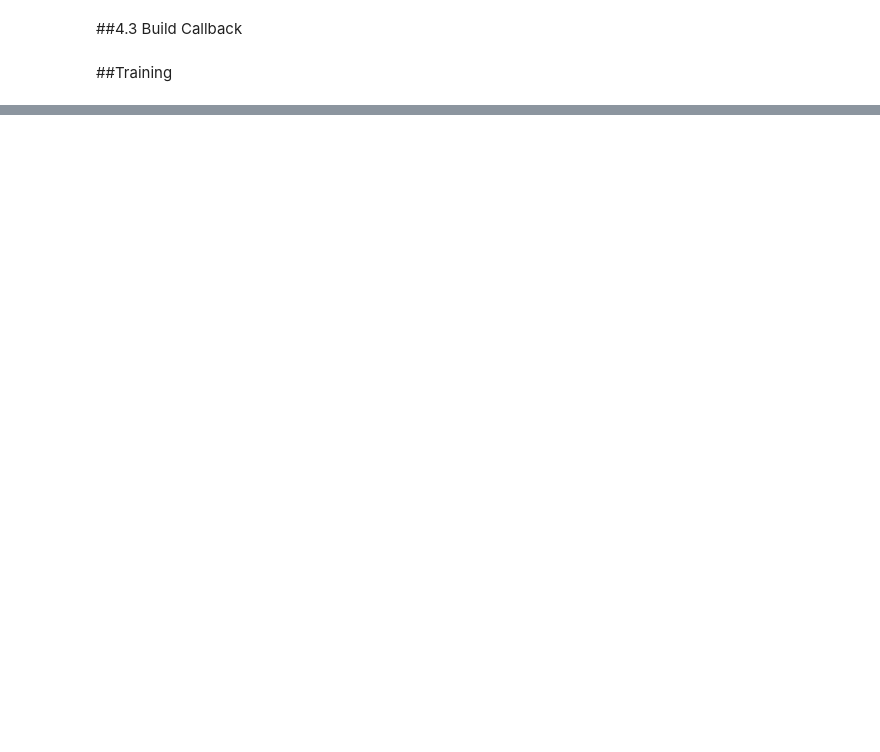
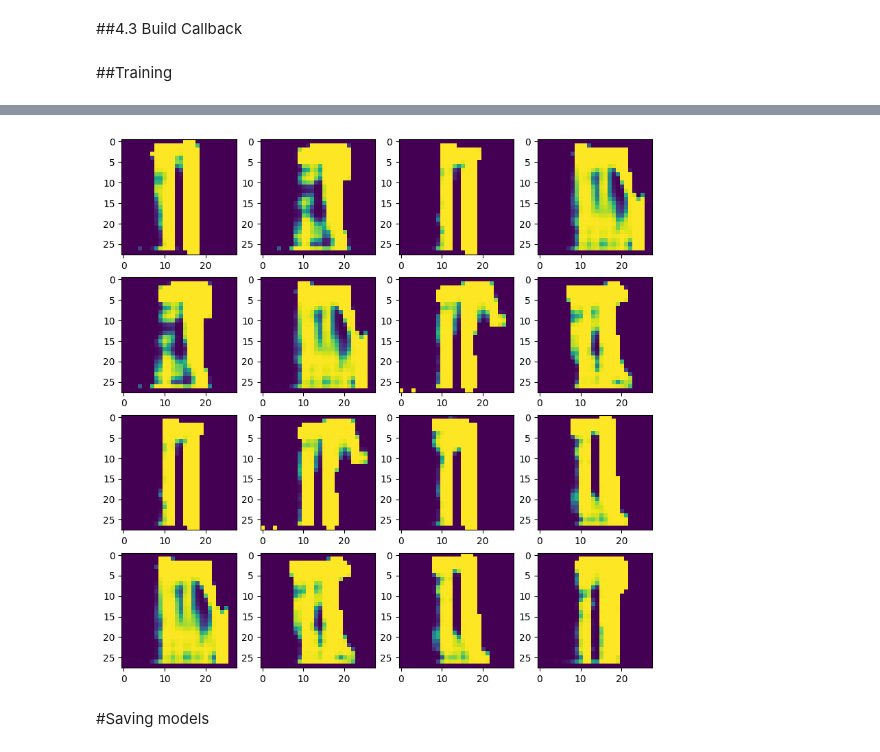
Before and after one commit to julianafalves/Generative-AI-using-Tensorflow, a Jupyter notebook: Generative_AI_using_Tensorflow.ipynb, the cells around one changed output, grey strips where cells are left out. Drawn from its saved outputs; the diff is of its cells as text; code cells hidden in the pictures; blank space fills up the shorter version.

```diff
--- a/Generative_AI_using_Tensorflow.ipynb
+++ b/Generative_AI_using_Tensorflow.ipynb
@@ -326,0 +377,2 @@ Epoch 178/200
+# %%
+imgs = generator.predict(tf.random.normal((16, 128, 1)))
@@ -326,0 +381,9 @@ Epoch 178/200
+# %%
+fig, ax = plt.subplots(ncols=4, nrows=4, figsize=(10,10))
+for r in range(4):
+    for c in range(4):
+        ax[r][c].imshow(imgs[(r+1)*(c+1)-1])
+# %% [output]
+[figure, added]
+# %% [markdown]
+#Saving models
```
Also changed, not shown: parts of 8 cells of this notebook.
